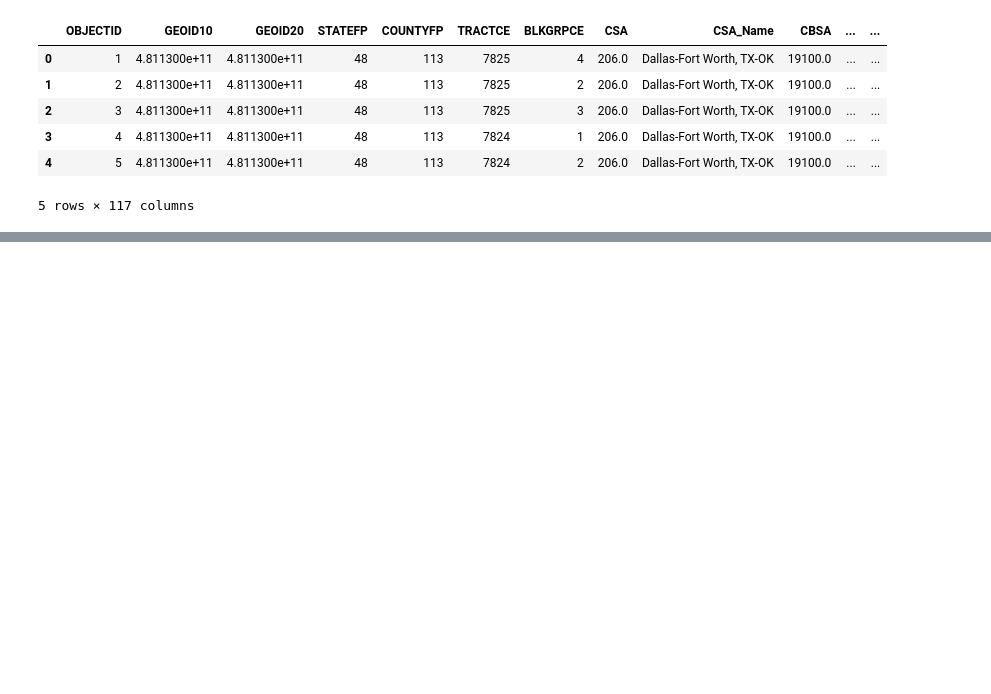
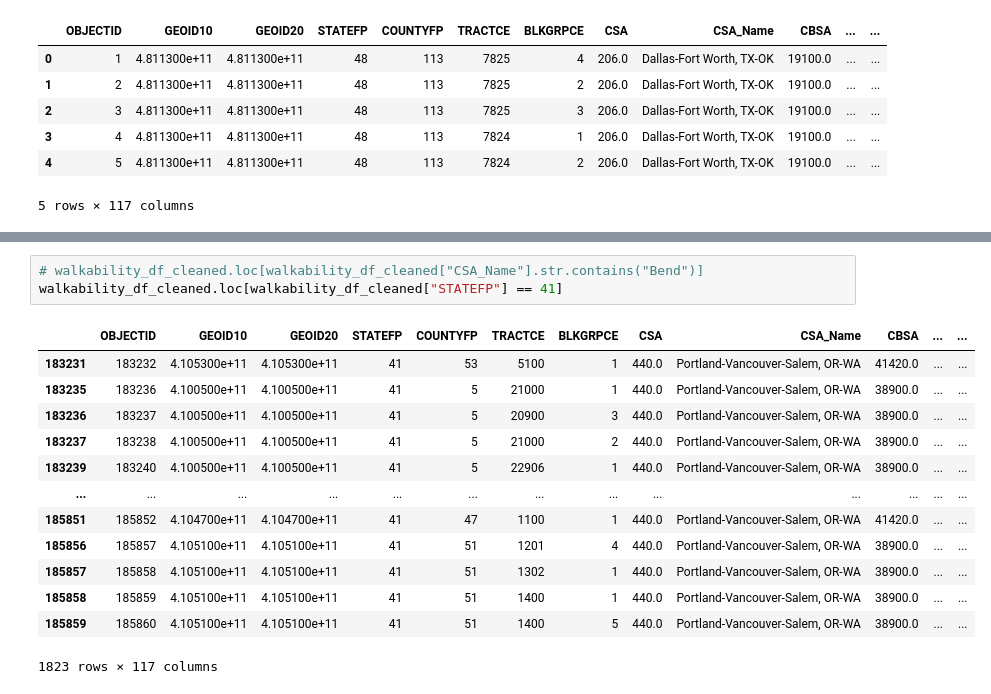
Before and after one commit to dmropp/neighborhood_desirability_project, a Jupyter notebook: exploratory_notebook.ipynb, the cells around one changed output, grey strips where cells are left out. Saved outputs shown, nothing was run; the diff lists cells and outputs as text; blank space fills up the shorter version.

```diff
--- a/exploratory_notebook.ipynb
+++ b/exploratory_notebook.ipynb
@@ -24,0 +78,17 @@ walkability_df.head()
+# %%
+# walkability_df_cleaned.loc[walkability_df_cleaned["CSA_Name"].str.contains("Bend")]
+walkability_df_cleaned.loc[walkability_df_cleaned["STATEFP"] == 41]
+# %% [output]
+|  | OBJECTID | GEOID10 | GEOID20 | STATEFP | COUNTYFP | TRACTCE | BLKGRPCE | CSA | CSA_Name | CBSA | ... | ... |
+| 183231 | 183232 | 4.105300e+11 | 4.105300e+11 | 41 | 53 | 5100 | 1 | 440.0 | Portland-Vancouver-Salem, OR-WA | 41420.0 | ... | ... |
+| 183235 | 183236 | 4.100500e+11 | 4.100500e+11 | 41 | 5 | 21000 | 1 | 440.0 | Portland-Vancouver-Salem, OR-WA | 38900.0 | ... | ... |
+| 183236 | 183237 | 4.100500e+11 | 4.100500e+11 | 41 | 5 | 20900 | 3 | 440.0 | Portland-Vancouver-Salem, OR-WA | 38900.0 | ... | ... |
+| 183237 | 183238 | 4.100500e+11 | 4.100500e+11 | 41 | 5 | 21000 | 2 | 440.0 | Portland-Vancouver-Salem, OR-WA | 38900.0 | ... | ... |
+| 183239 | 183240 | 4.100500e+11 | 4.100500e+11 | 41 | 5 | 22906 | 1 | 440.0 | Portland-Vancouver-Salem, OR-WA | 38900.0 | ... | ... |
+| ... | ... | ... | ... | ... | ... | ... | ... | ... | ... | ... | ... | ... |
+| 185851 | 185852 | 4.104700e+11 | 4.104700e+11 | 41 | 47 | 1100 | 1 | 440.0 | Portland-Vancouver-Salem, OR-WA | 41420.0 | ... | ... |
+| 185856 | 185857 | 4.105100e+11 | 4.105100e+11 | 41 | 51 | 1201 | 4 | 440.0 | Portland-Vancouver-Salem, OR-WA | 38900.0 | ... | ... |
+| 185857 | 185858 | 4.105100e+11 | 4.105100e+11 | 41 | 51 | 1302 | 1 | 440.0 | Portland-Vancouver-Salem, OR-WA | 38900.0 | ... | ... |
+| 185858 | 185859 | 4.105100e+11 | 4.105100e+11 | 41 | 51 | 1400 | 1 | 440.0 | Portland-Vancouver-Salem, OR-WA | 38900.0 | ... | ... |
+| 185859 | 185860 | 4.105100e+11 | 4.105100e+11 | 41 | 51 | 1400 | 5 | 440.0 | Portland-Vancouver-Salem, OR-WA | 38900.0 | ... | ... |
+1823 rows × 117 columns
```
Also changed, not shown: parts of 11 cells of this notebook.
